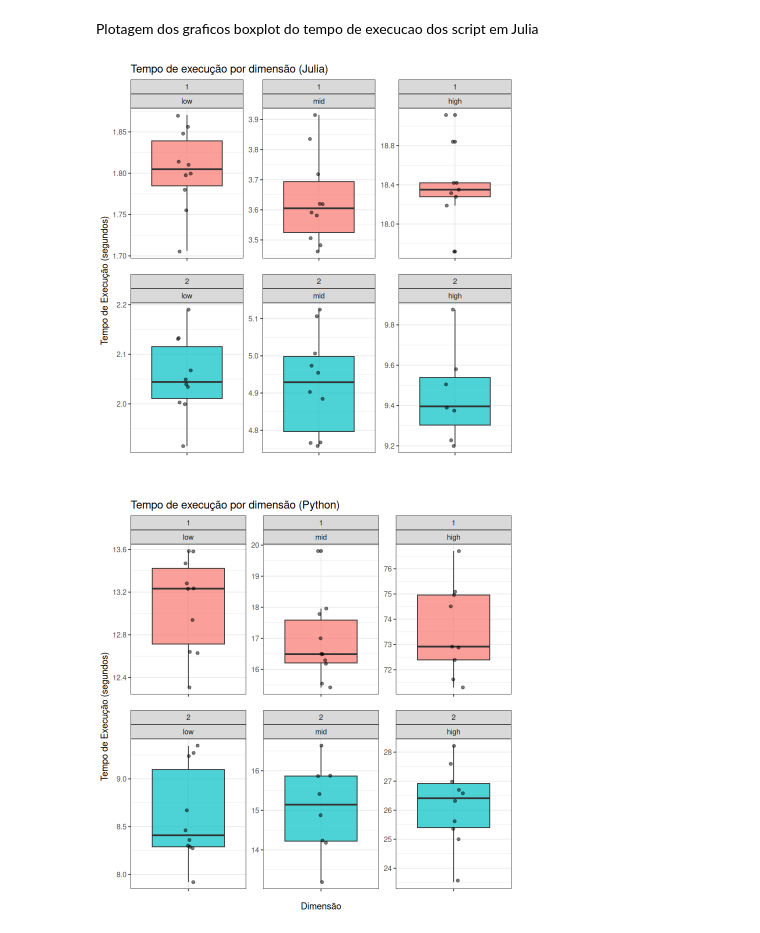
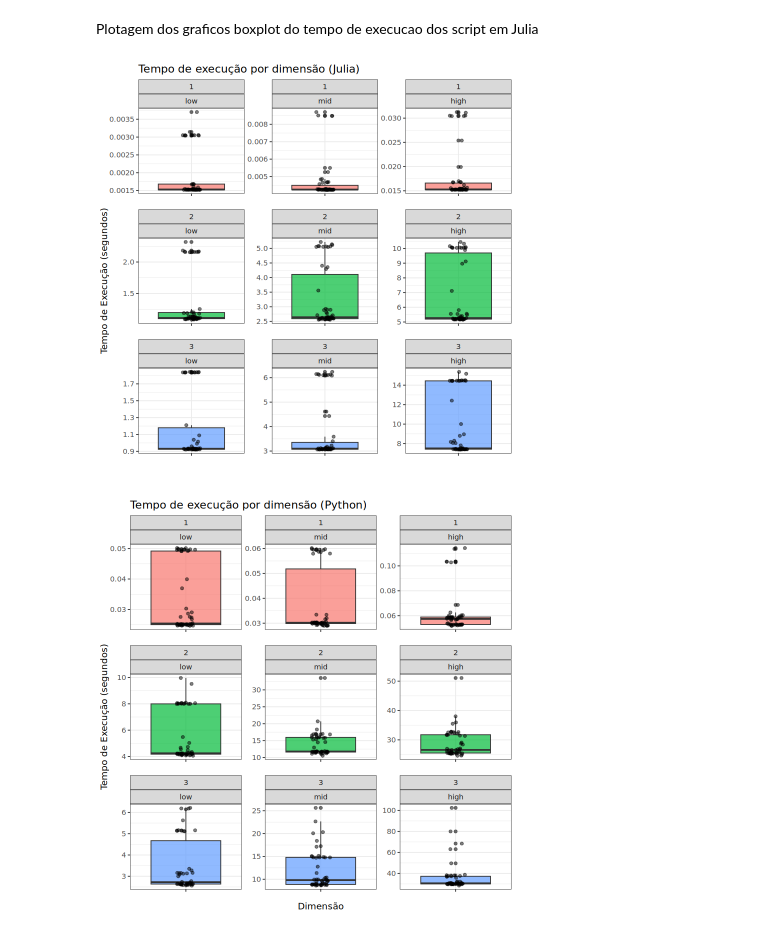
Before and after one commit to enzolisp/perf_analysis, a Jupyter notebook: results/main.ipynb, the cells around one changed output. Drawn from its saved outputs; the diff is of its cells as text; code cells hidden in the pictures.

Commit message:
ipynb changed to plot 3d graphs

```diff
--- a/results/main.ipynb
+++ b/results/main.ipynb
@@ -7,19 +7,21 @@ Leitura de dados brutos
 # %%
 dados_1d_julia <- read_csv("../stats/results/julia_1d_results.csv", show_col_types = FALSE)
 dados_2d_julia <- read_csv("../stats/results/julia_2d_results.csv", show_col_types = FALSE)
+dados_3d_julia <- read_csv("../stats/results/julia_3d_results.csv", show_col_types = FALSE)
 
 dados_1d_python <- read_csv("../stats/results/python_1d_results.csv", show_col_types = FALSE)
 dados_2d_python <- read_csv("../stats/results/python_2d_results.csv", show_col_types = FALSE)
+dados_3d_python <- read_csv("../stats/results/python_3d_results.csv", show_col_types = FALSE)
 # %% [markdown]
 Agrega os dados de cada linguagem e ordena de acordo com a variavel Size
 # %%
-dados_combinados_julia <- bind_rows(dados_1d_julia, dados_2d_julia)
+dados_combinados_julia <- bind_rows(dados_1d_julia, dados_2d_julia, dados_3d_julia)
 dados_combinados_julia$Size <- factor(dados_combinados_julia$Size, levels = c("low", "mid", "high"))
 
-dados_combinados_python <- bind_rows(dados_1d_python, dados_2d_python)
+dados_combinados_python <- bind_rows(dados_1d_python, dados_2d_python, dados_3d_python)
 dados_combinados_python$Size <- factor(dados_combinados_python$Size, levels = c("low", "mid", "high"))
 
-dados_combinados_julia_python <- bind_rows(dados_1d_julia, dados_2d_julia, dados_1d_julia, dados_2d_python)
+dados_combinados_julia_python <- bind_rows(dados_1d_julia, dados_2d_julia, dados_3d_julia, dados_1d_julia, dados_2d_python, dados_3d_python)
 # %% [markdown]
 Plotagem dos graficos de violino de Julia
 # %%
@@ -62,7 +64,7 @@ ggplot(dados_combinados_python, aes(x = as.factor(Size), y = t_exec, fill = as.f
 # %% [markdown]
 Plotagem dos graficos boxplot do tempo de execucao dos script em Julia
 # %%
-ggplot(dados_para_plot_julia, aes(x = "", y = t_exec, fill = as.factor(dimension))) +
+ggplot(dados_combinados_julia, aes(x = "", y = t_exec, fill = as.factor(dimension))) +
   geom_boxplot(alpha = 0.7) +
   geom_jitter(width = 0.1, alpha = 0.5) +
 
@@ -76,23 +78,23 @@ ggplot(dados_para_plot_julia, aes(x = "", y = t_exec, fill = as.factor(dimension
   theme_bw() +
   guides(fill = "none")
 # %% [output]
-[figure, old version]
+[figure, new version]
 # %%
-ggplot(dados_para_plot_python, aes(x = "", y = t_exec, fill = as.factor(dimension))) +
+ggplot(dados_combinados_python, aes(x = "", y = t_exec, fill = as.factor(dimension))) +
   geom_boxplot(alpha = 0.7) +
   geom_jitter(width = 0.1, alpha = 0.5) +
 
   facet_wrap(~ dimension + Size, scales = "free") +
 
   labs(
     title = "Tempo de execução por dimensão (Python)",
     x = "Dimensão",
     y = "Tempo de Execução (segundos)"
   ) +
   theme_bw() +
   guides(fill = "none")
 # %% [output]
-[figure, old version]
+[figure, new version]
 # %%
 dados_julia_1d <- read_csv("../stats/results/julia_1d_results.csv", show_col_types = FALSE) %>% mutate(language = "Julia")
 dados_julia_2d <- read_csv("../stats/results/julia_2d_results.csv", show_col_types = FALSE) %>% mutate(language = "Julia")
```
Also changed, not shown: parts of 3 cells of this notebook.
